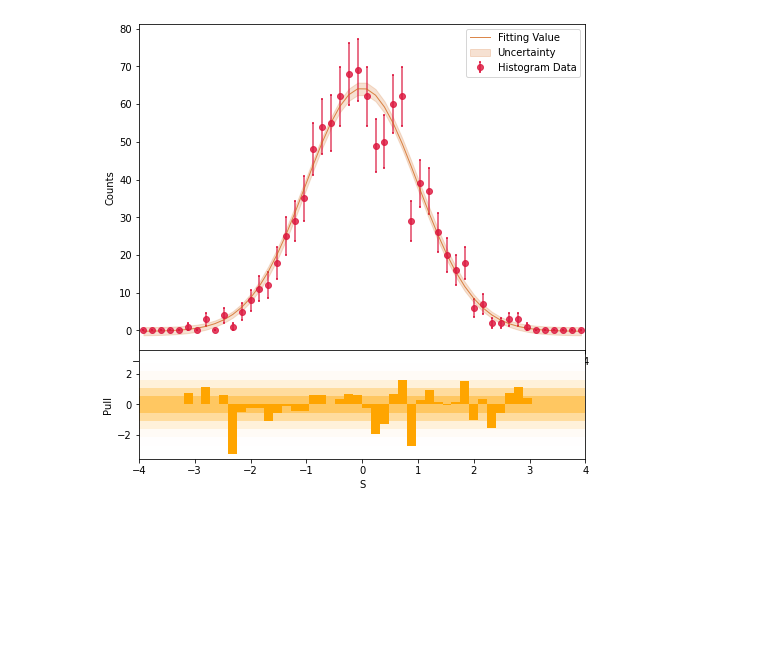
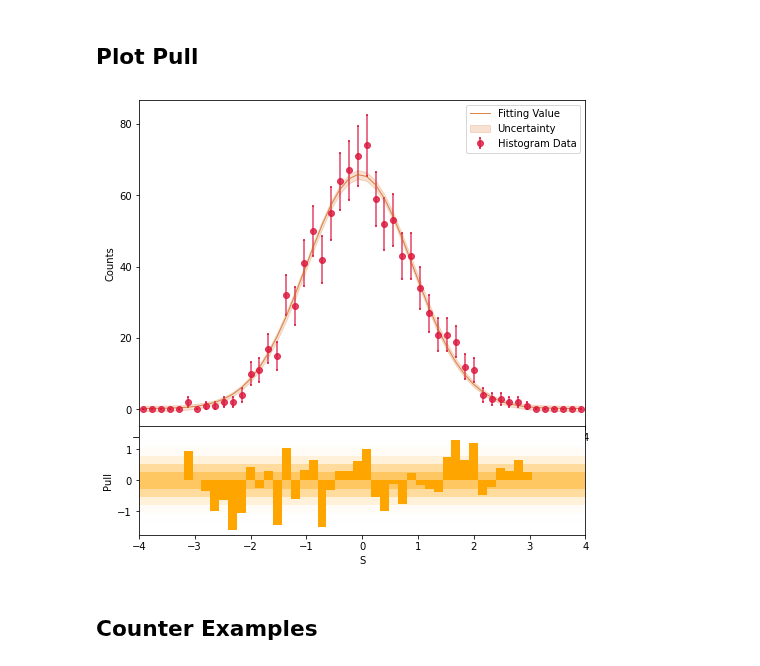
Before and after one commit to scikit-hep/hist, a Jupyter notebook: notebooks/NamedHist.ipynb, the cells around one changed output. Cells and saved outputs as stored; diff of their text form; code cells hidden in the pictures; blank space fills up the shorter version.

```diff
--- a/notebooks/NamedHist.ipynb
+++ b/notebooks/NamedHist.ipynb
@@ -42,0 +70,12 @@ NamedHist(Regular(50, -4, 4, underflow=False, overflow=False, metadata={'name':
+# %%
+h = hist.NamedHist(
+    hist.axis.Regular(100, -1, 1, name="X"),
+    hist.axis.Regular(100, -1, 1, name="Y"),
+    hist.axis.Bool(name="V"),
+)
+
+x, y = np.random.random_sample([2, 1_000_000])*2 - 1
+valid = np.abs(x)**2 + (y + .2 - np.power(np.abs(x), 2/3))**2 < .5
+h.fill(Y=y, X=x, V=valid)
+
+valid_only = h[{'V':bh.loc(True)}]   # this will cause dimentionality reduction
@@ -43,16 +108,28 @@ NamedHist(Regular(50, -4, 4, underflow=False, overflow=False, metadata={'name':
+# %% [markdown]
+## Plot Pull
 # %%
 def pdf(x, a=1/np.sqrt(2*np.pi), x0=0, sigma=1, offset=0):
     exp = unp.exp if a.dtype == np.dtype("O") else np.exp
     return a * exp(-(x-x0)**2/(2*sigma**2)) + offset
 # %%
-h.pull_plot(pdf, eb_ecolor='crimson', eb_mfc='crimson', eb_mec='crimson', eb_fmt='o', eb_ms=6,\
+h = hist.NamedHist(
+    hist.axis.Regular(50, -4, 4, name="S", title="s [units]", underflow=False, overflow=False)
+)
+
+data = np.random.normal(size=1_000)
+
+h.fill(S=data)
+
+h.plot_pull(pdf, eb_ecolor='crimson', eb_mfc='crimson', eb_mec='crimson', eb_fmt='o', eb_ms=6,\
                 eb_capsize=1, eb_capthick=2, eb_alpha=.8, vp_c='orange', vp_ls='-', vp_lw=2,\
                 vp_alpha=.8, fp_c='chocolate', fp_ls='-', fp_lw=1, fp_alpha=.8, bar_fc='orange',\
                 pp_num=6, pp_fc='orange', pp_alpha=.618, pp_ec=None, ub_alpha=.2)
 
 plt.show()
 # %% [output]
-[figure, old version]
+[figure, new version]
+# %% [markdown]
+## Counter Examples
 # %%
 h = hist.NamedHist(
     hist.axis.Regular(50, -3, 3, name="_x"),
```
Also changed, not shown: parts of 17 cells of this notebook, 8 other files.
